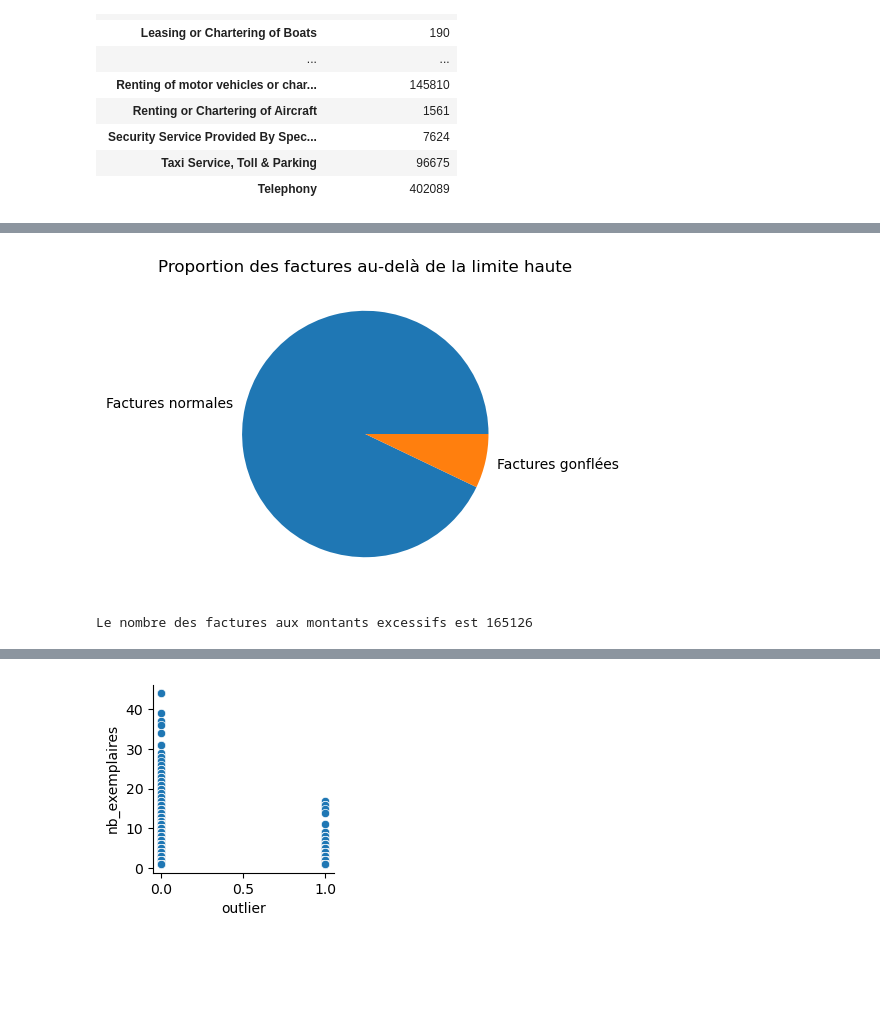
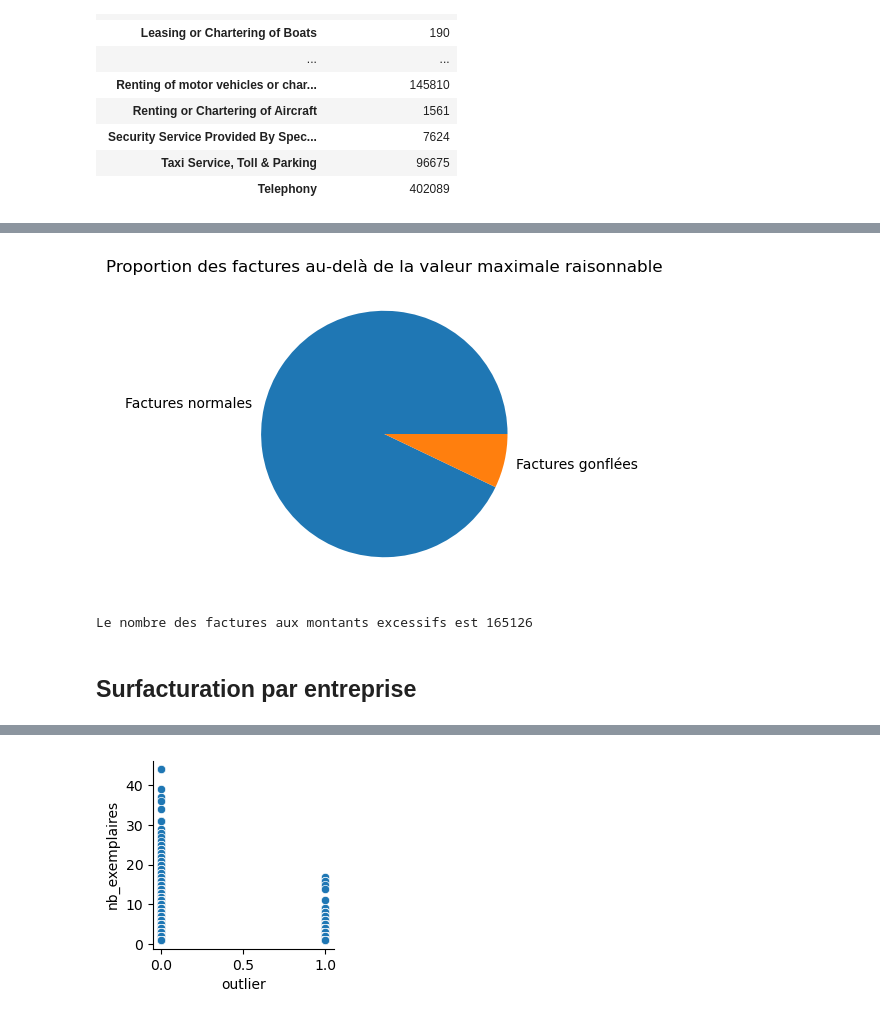
Before and after one commit to Listine/Travaux, a Jupyter notebook: Brazil_deputies_receipts.ipynb, the cells around one changed output, grey strips where cells are left out. Cells and saved outputs as stored; diff of their text form; code cells hidden in the pictures; blank space fills up the shorter version.

```diff
--- a/Brazil_deputies_receipts.ipynb
+++ b/Brazil_deputies_receipts.ipynb
@@ -802,7 +808,3 @@ df.groupby(['receipt_description'])['establishment_name'].count().to_frame()
 | Security Service Provided By Spec... | 7624 |
 | Taxi Service, Toll & Parking | 96675 |
 | Telephony | 402089 |
-# %%
-(
-    multi_category := df.set_index(['receipt_description', 'establishment_name'])
-)
@@ -848,10 +838,10 @@ df
 # %%
 labels = ['Factures normales', 'Factures gonflées']
 plt.figure(figsize = (4, 4))
 plt.pie(df['outlier'].value_counts(), labels = labels)
-plt.title('Proportion des factures au-delà de la limite haute');
+plt.title('Proportion des factures au-delà de la valeur maximale raisonnable');
 # %% [output]
-[figure, old version]
+[figure, new version]
 # %%
 print('Le nombre des factures aux montants excessifs est', df['outlier'].sum())
 # %% [output]
@@ -860,0 +849,2 @@ Le nombre des factures aux montants excessifs est 165126
+# %% [markdown]
+## Surfacturation par entreprise
```
Also changed, not shown: parts of 52 cells of this notebook.
